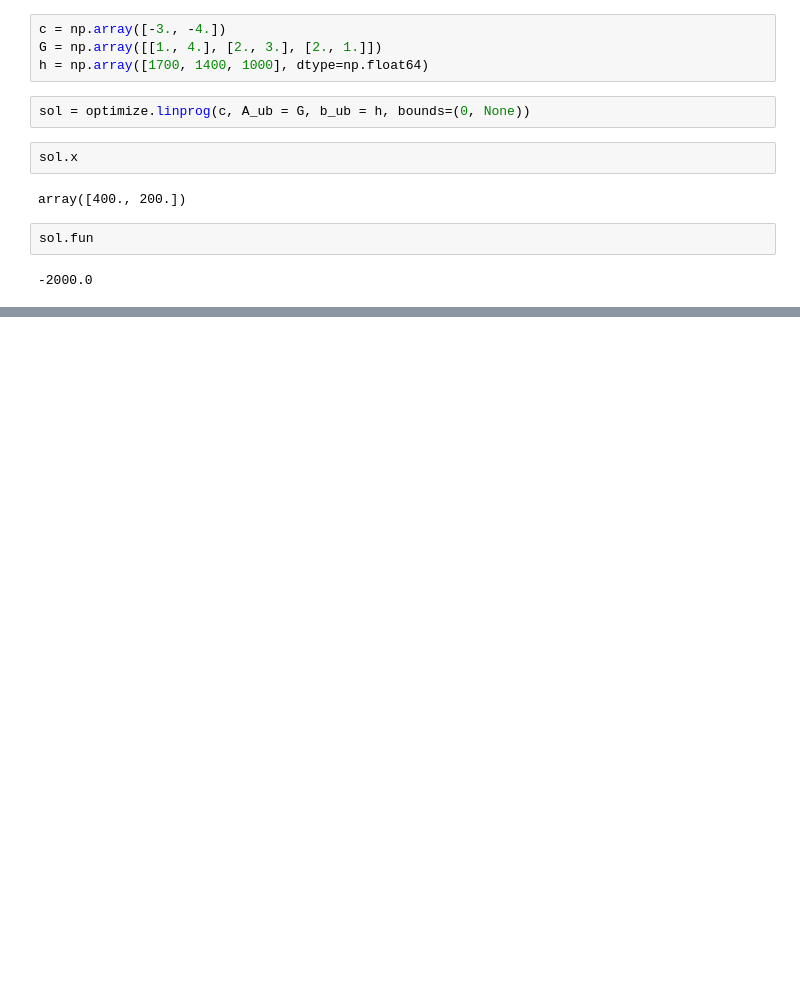
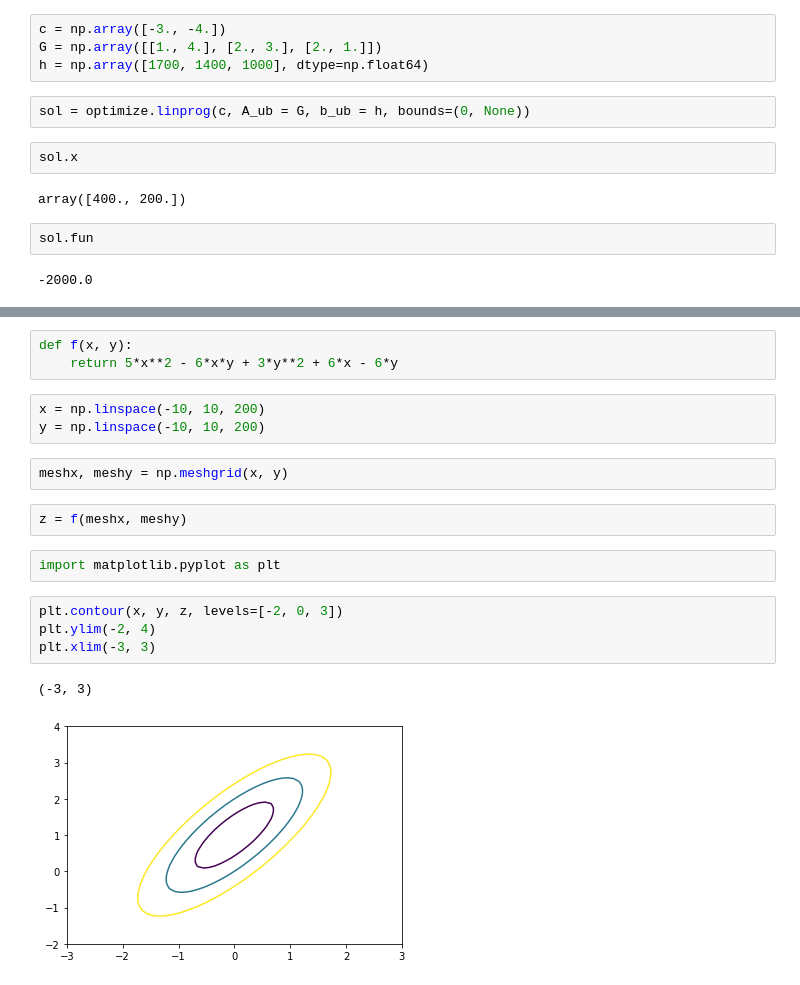
Before and after one commit to banbiossa/essence_of_machine_learning, a Jupyter notebook: notebooks/0.1_ss_math.ipynb, the cells around one changed output, grey strips where cells are left out. Saved outputs shown, nothing was run; the diff lists cells and outputs as text; blank space fills up the shorter version.

```diff
--- a/notebooks/0.1_ss_math.ipynb
+++ b/notebooks/0.1_ss_math.ipynb
@@ -213,0 +275,19 @@ sol.fun
+# %%
+def f(x, y):
+    return 5*x**2 - 6*x*y + 3*y**2 + 6*x - 6*y
+# %%
+x = np.linspace(-10, 10, 200)
+y = np.linspace(-10, 10, 200)
+# %%
+meshx, meshy = np.meshgrid(x, y)
+# %%
+z = f(meshx, meshy)
+# %%
+import matplotlib.pyplot as plt
+# %%
+plt.contour(x, y, z, levels=[-2, 0, 3])
+plt.ylim(-2, 4)
+plt.xlim(-3, 3)
+# %% [output]
+(-3, 3)
+[figure, added]
```
Also changed, not shown: parts of 28 cells of this notebook, 1 other file.
